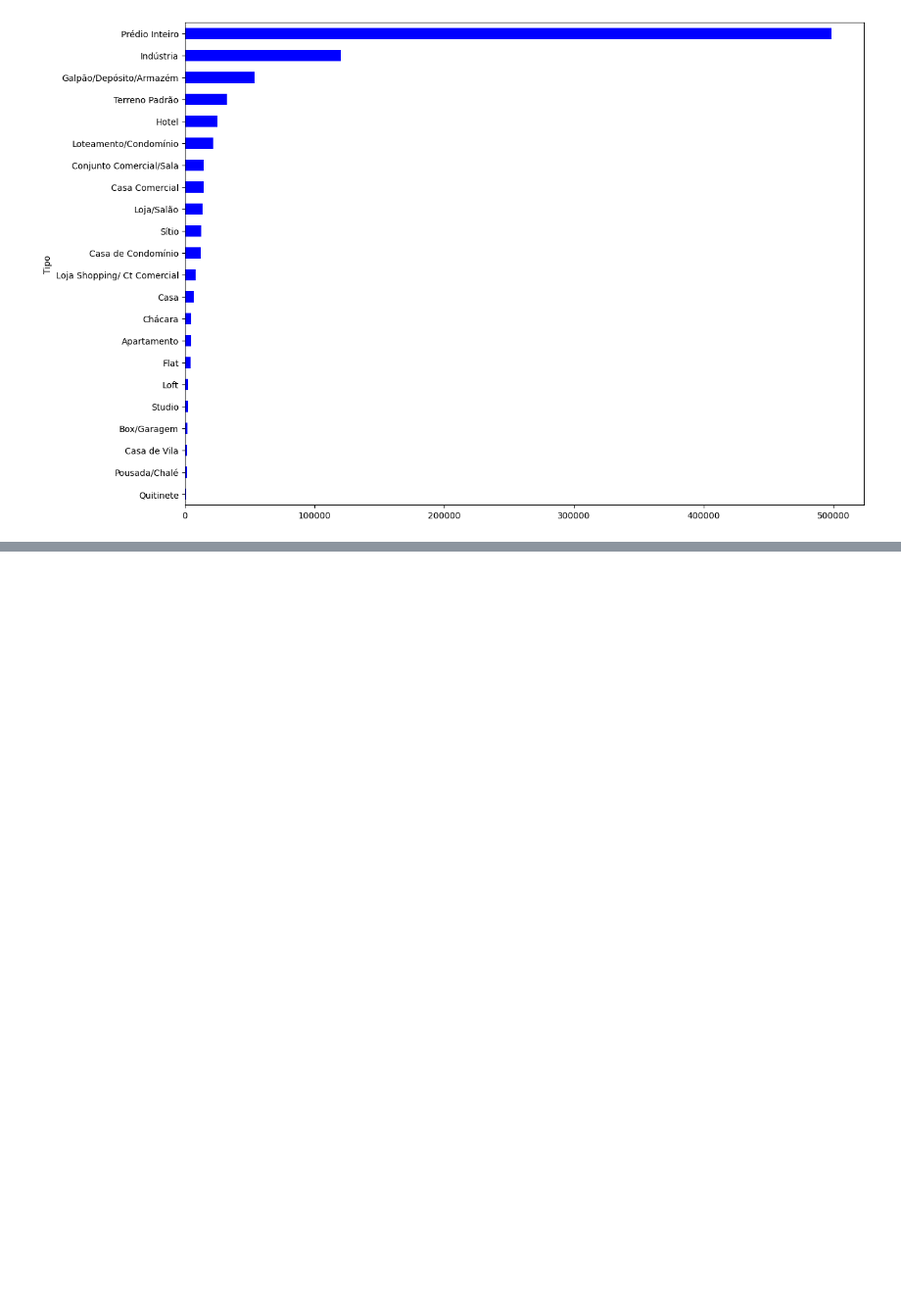
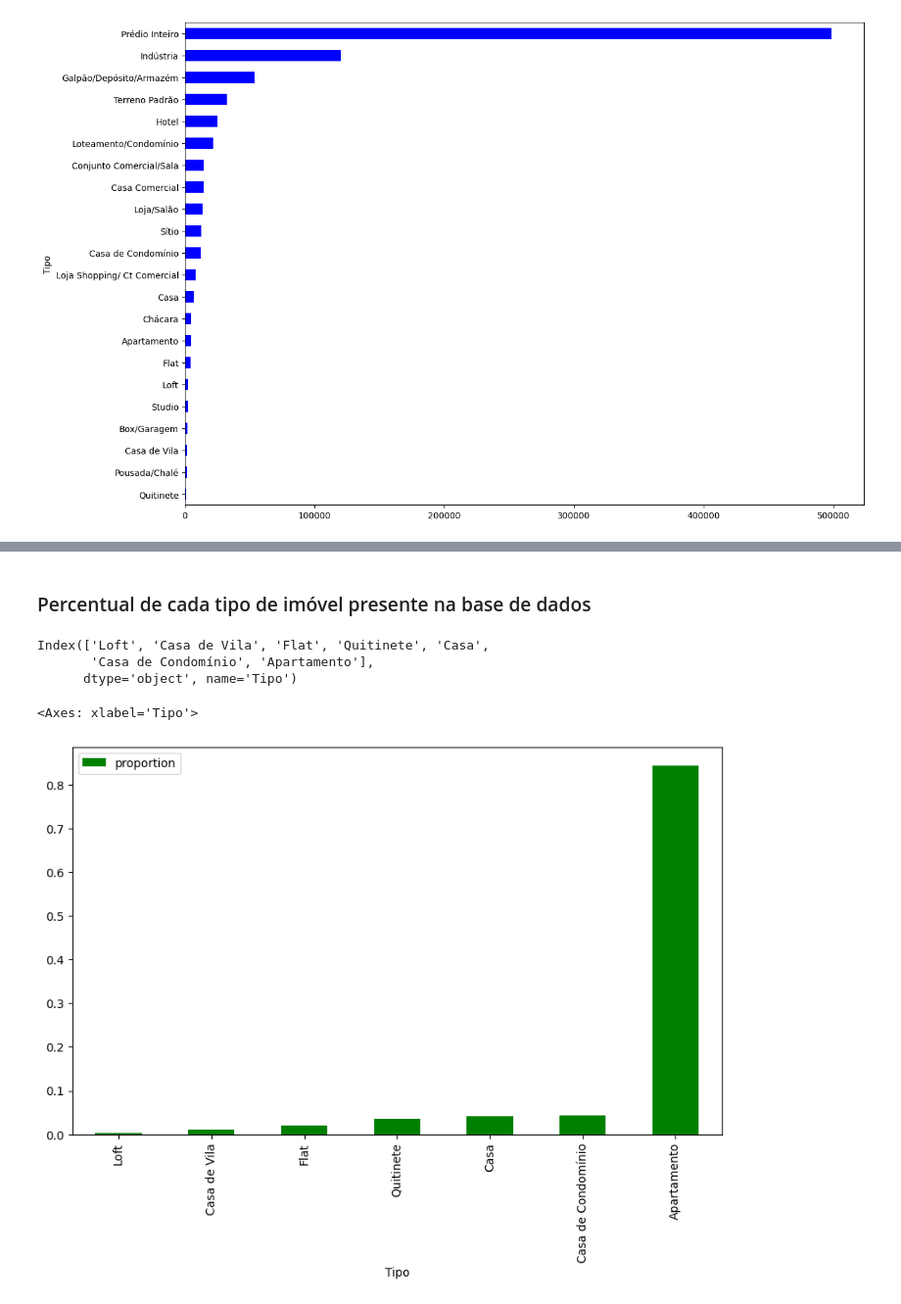
Before and after one commit to ruantos/python-para-data, a Jupyter notebook: dados_aluguel.ipynb, the cells around one changed output, grey strips where cells are left out. Shown at 98% size. Cells and saved outputs as stored; diff of their text form; code cells hidden in the pictures; blank space fills up the shorter version.

```diff
--- a/dados_aluguel.ipynb
+++ b/dados_aluguel.ipynb
@@ -128,0 +147,14 @@ avg_rent.plot(kind="barh", figsize=(14, 10), color="blue")
+# %% [markdown]
+### Percentual de cada tipo de imóvel presente na base de dados
+# %%
+percent = data_res["Tipo"].value_counts(normalize=True).to_frame().sort_values("proportion")
+percent.index
+# %% [output]
+Index(['Loft', 'Casa de Vila', 'Flat', 'Quitinete', 'Casa',
+       'Casa de Condomínio', 'Apartamento'],
+      dtype='object', name='Tipo')
+# %%
+percent.plot(kind="bar", figsize=(10, 6), color="green")
+# %% [output]
+<Axes: xlabel='Tipo'>
+[figure, added]
```
Also changed, not shown: parts of 7 cells of this notebook.
